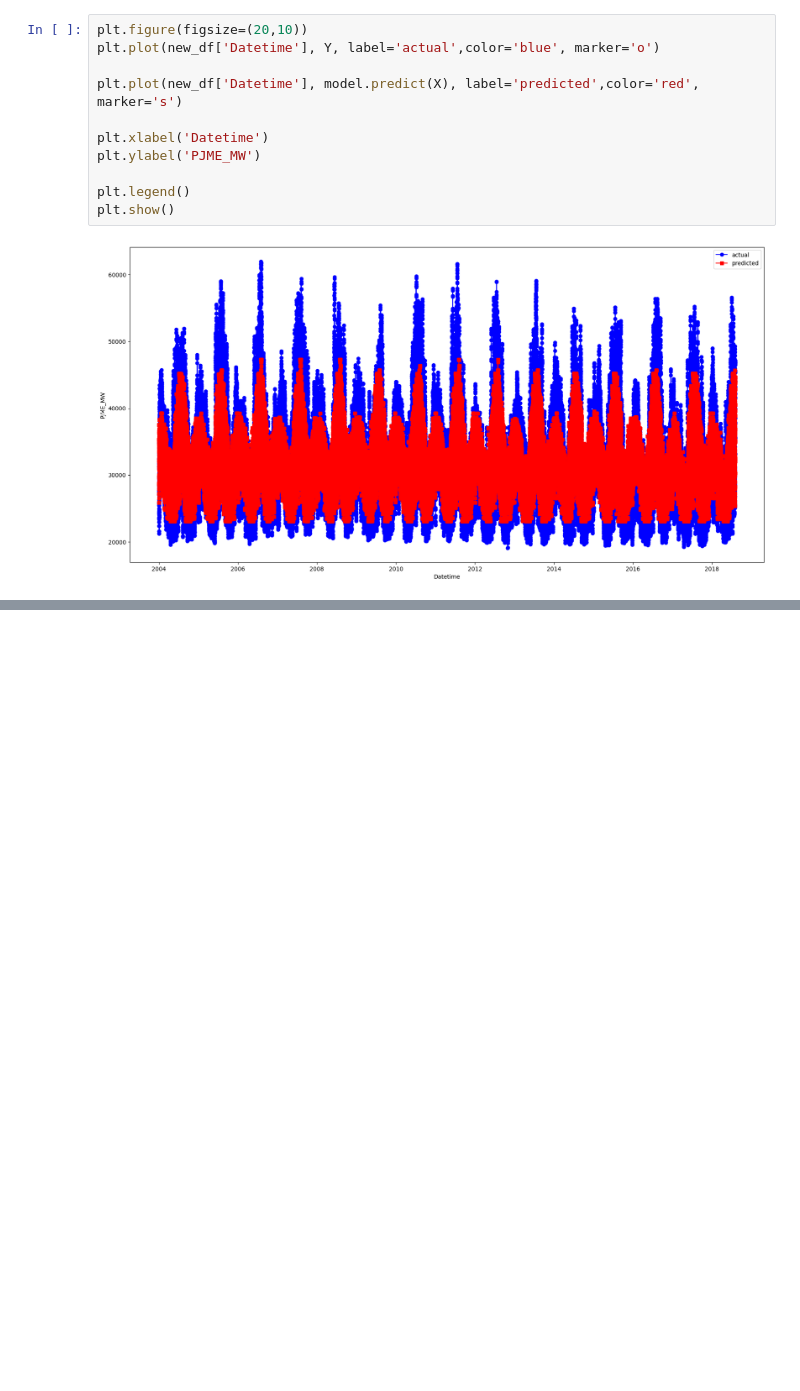
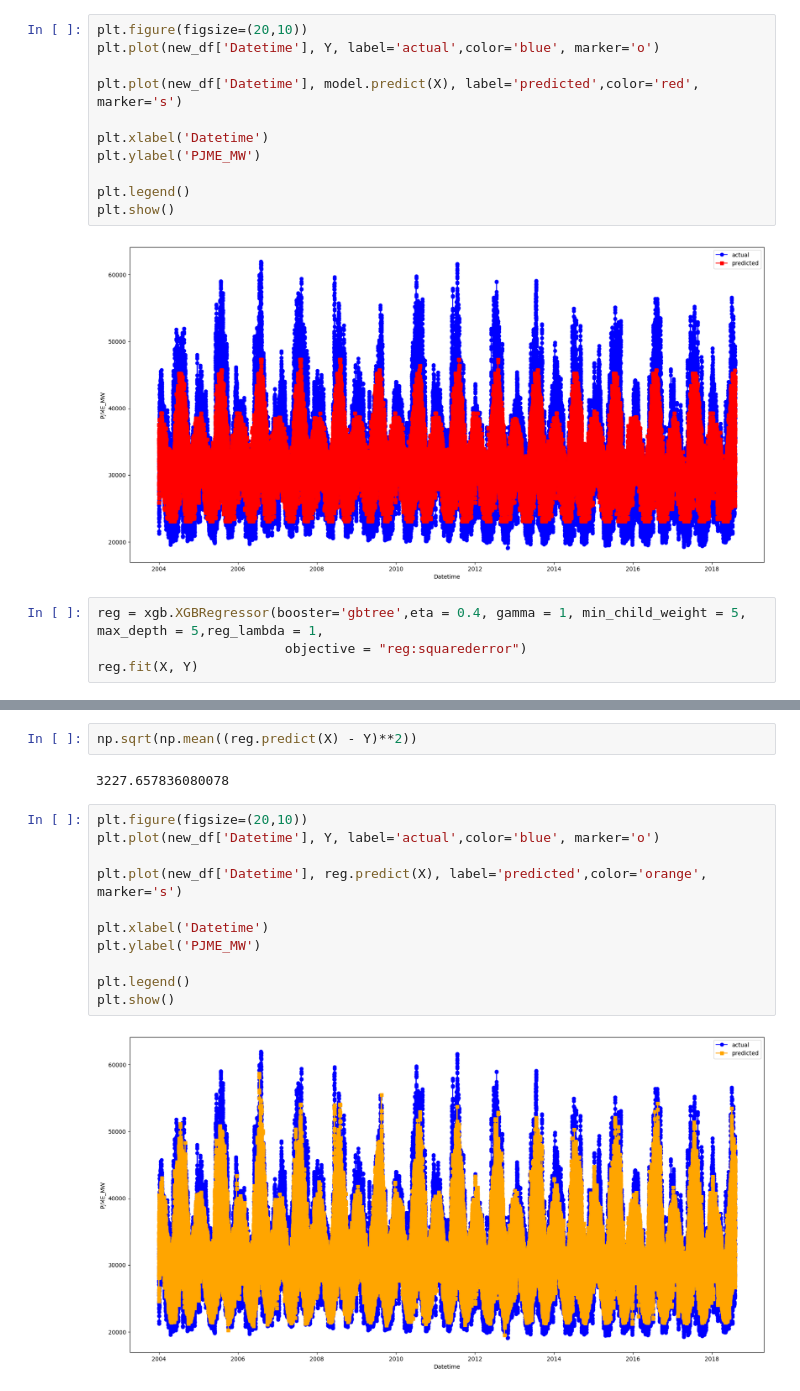
Before and after one commit to Aasneh/CS-361-Machine-Learning-Project, a Jupyter notebook: Code/XGBoost.ipynb, the cells around one changed output, grey strips where cells are left out. Saved outputs shown, nothing was run; the diff lists cells and outputs as text; blank space fills up the shorter version.

```diff
--- a/Code/XGBoost.ipynb
+++ b/Code/XGBoost.ipynb
@@ -371,3 +373,7 @@ plt.legend()
 plt.show()
 # %% [output]
 [figure]
+# %%
+reg = xgb.XGBRegressor(booster='gbtree',eta = 0.4, gamma = 1, min_child_weight = 5, max_depth = 5,reg_lambda = 1,
+                        objective = "reg:squarederror")
+reg.fit(X, Y)
@@ -373,0 +392,17 @@ plt.show()
+# %%
+np.sqrt(np.mean((reg.predict(X) - Y)**2))
+# %% [output]
+3227.657836080078
+# %%
+plt.figure(figsize=(20,10))
+plt.plot(new_df['Datetime'], Y, label='actual',color='blue', marker='o')
+
+plt.plot(new_df['Datetime'], reg.predict(X), label='predicted',color='orange', marker='s')
+
+plt.xlabel('Datetime')
+plt.ylabel('PJME_MW')
+
+plt.legend()
+plt.show()
+# %% [output]
+[figure, added]
```
Also changed, not shown: parts of 2 cells of this notebook.
